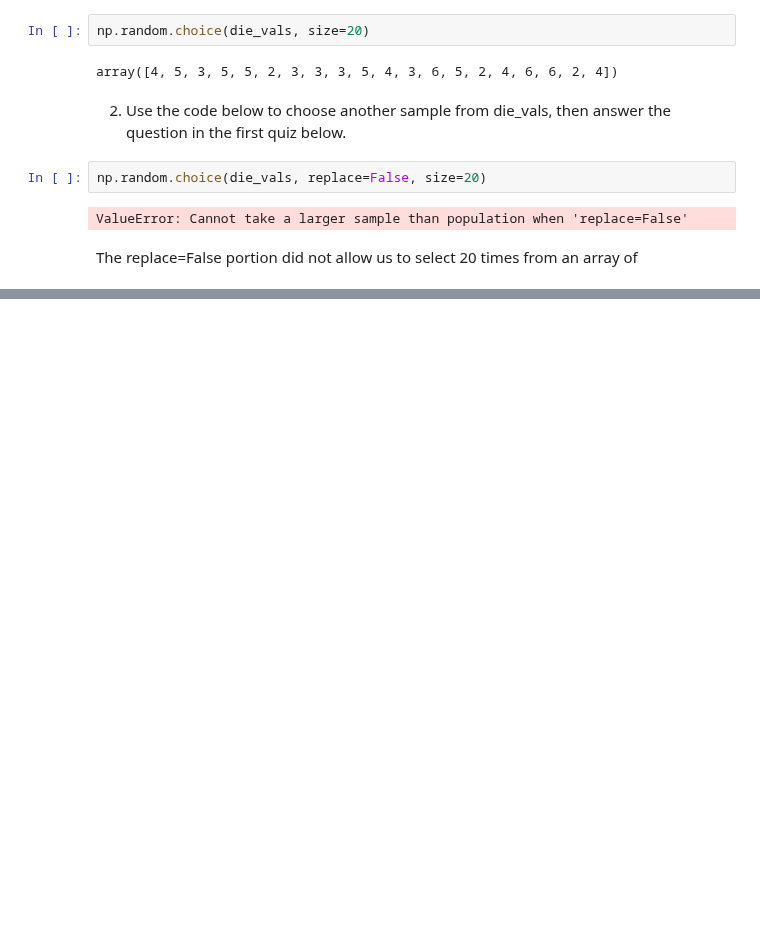
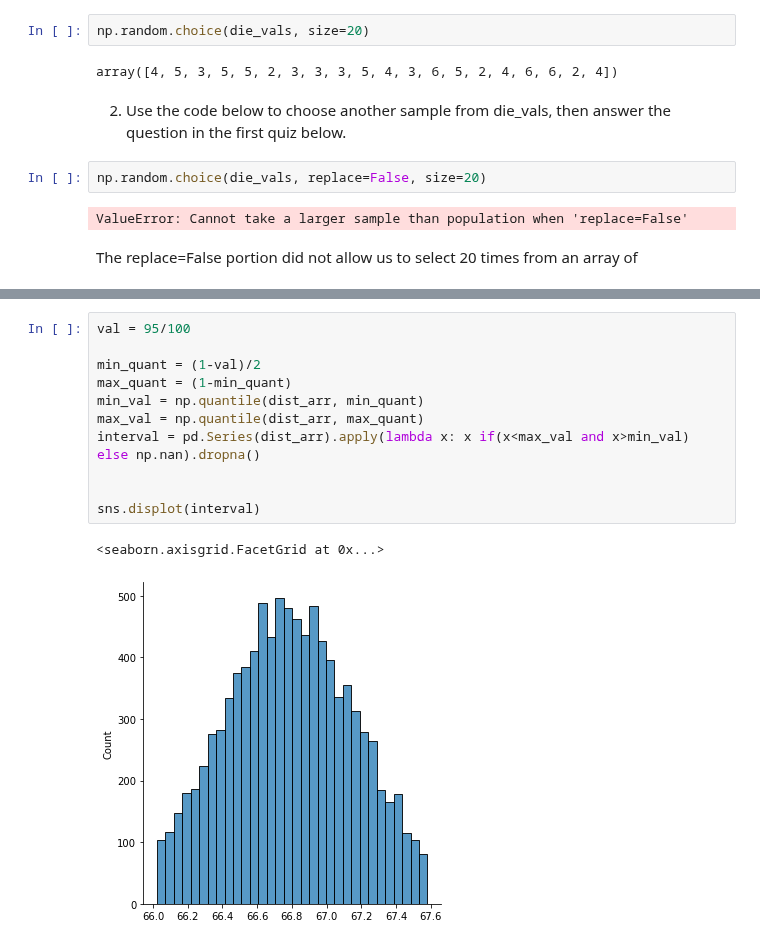
Before and after one commit to vpontello/DataScience_Nanodegree, a Jupyter notebook: 00_Extracurricular/02_Practical_Statistics/practical_statistics.ipynb, the cells around one changed output, grey strips where cells are left out. Drawn from its saved outputs; the diff is of its cells as text; blank space fills up the shorter version.

Commit message:
building confidence intervals

```diff
--- a/00_Extracurricular/02_Practical_Statistics/practical_statistics.ipynb
+++ b/00_Extracurricular/02_Practical_Statistics/practical_statistics.ipynb
@@ -998,0 +1125,14 @@ The replace=False portion did not allow us to select 20 times from an array of
+# %%
+val = 95/100
+
+min_quant = (1-val)/2
+max_quant = (1-min_quant)
+min_val = np.quantile(dist_arr, min_quant)
+max_val = np.quantile(dist_arr, max_quant)
+interval = pd.Series(dist_arr).apply(lambda x: x if(x<max_val and x>min_val) else np.nan).dropna()
+
+
+sns.displot(interval)
+# %% [output]
+<seaborn.axisgrid.FacetGrid at 0x...>
+[figure, added]
```
Also changed, not shown: parts of 19 cells of this notebook, 1 other file.
